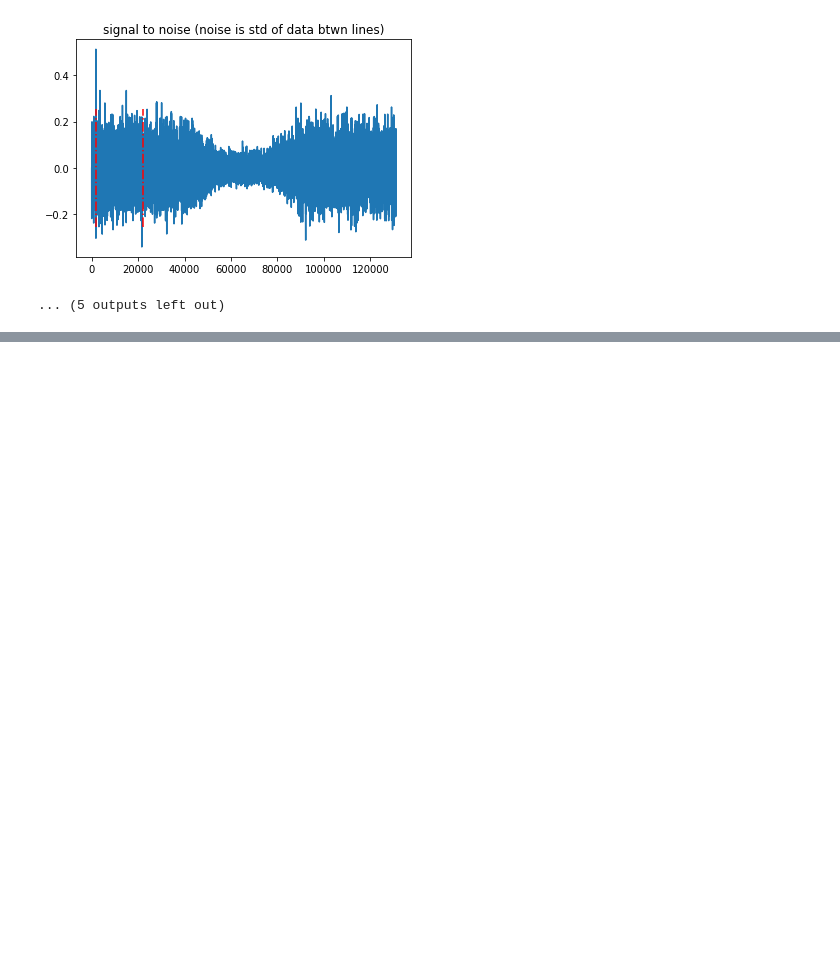
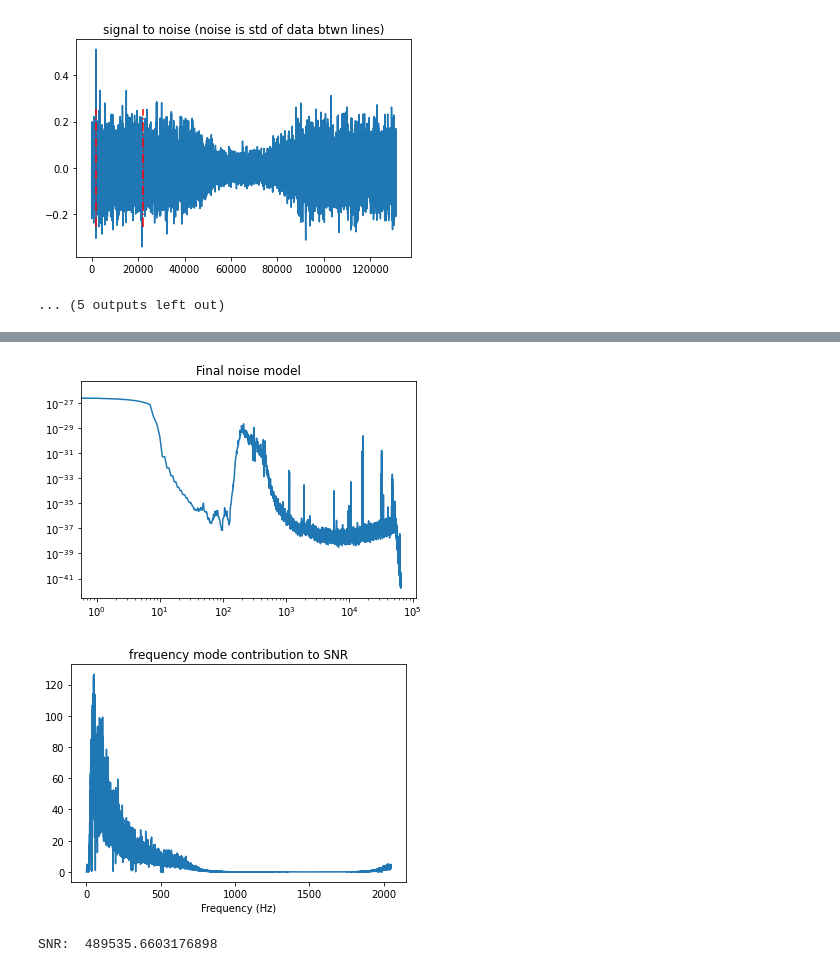
Before and after one commit to lizzord/phys512hw, a Jupyter notebook: problemset5/Question1.ipynb, the cells around one changed output, grey strips where cells are left out. Saved outputs shown, nothing was run; the diff lists cells and outputs as text; code cells hidden in the pictures; blank space fills up the shorter version.

```diff
--- a/problemset5/Question1.ipynb
+++ b/problemset5/Question1.ipynb
@@ -679,0 +594,24 @@ closest idx, freq is :  4230 132.1875
+# %%
+#PART D:
+
+#run a single file for testing
+fname = files[0, 1]
+strain, dt, utc = read_file(fname)
+Nft, win = noise_model(strain, window='TUKEY', smooth='SAVGOL', alpha = 0.5, smooth_len = 15, \
+                polyorder=1, TAKE_MAX = True, DEBUG=False)
+
+mode_contribution = np.fft.rfft(template)/(Nft**(1/2))
+freqs = np.fft.rfftfreq(len(strain), dt)
+
+
+mpl.figure()
+mpl.plot(freqs, np.abs(mode_contribution))
+mpl.title('frequency mode contribution to SNR')
+mpl.xlabel('Frequency (Hz)')
+mpl.show()
+
+print('SNR: ', sum(np.abs(mode_contribution)))
+# %% [output]
+[figure, added]
+[figure, added]
+SNR:  489535.6603176898
```
Also changed, not shown: parts of 18 cells of this notebook.
